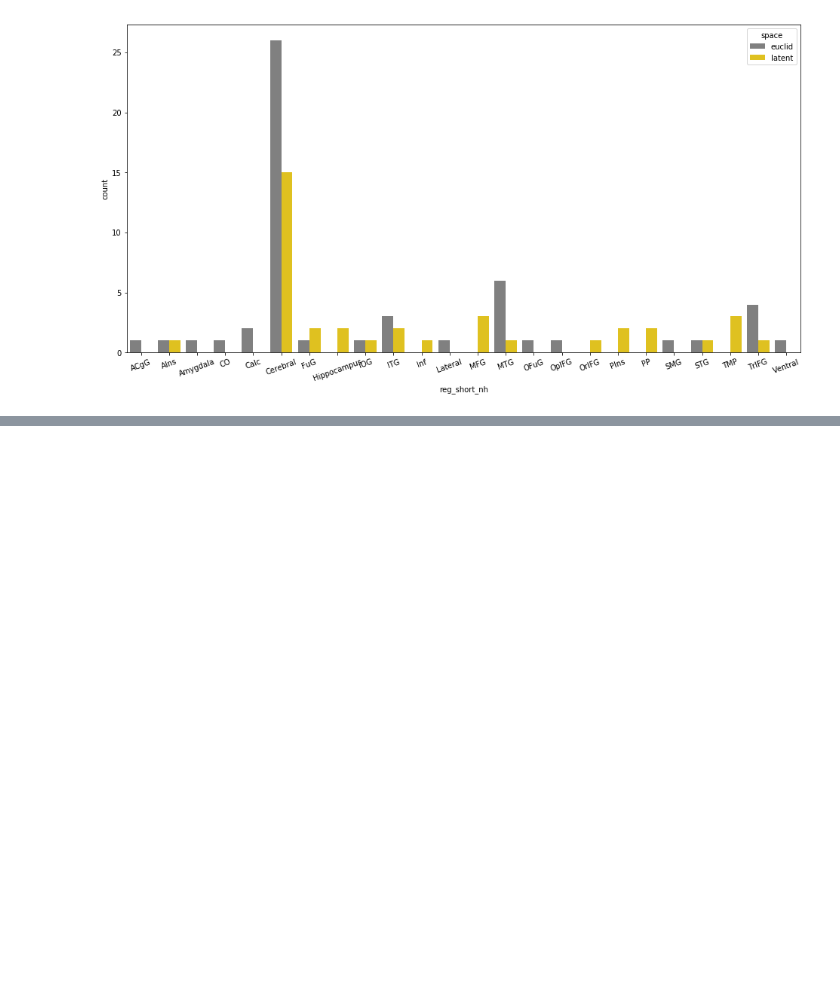
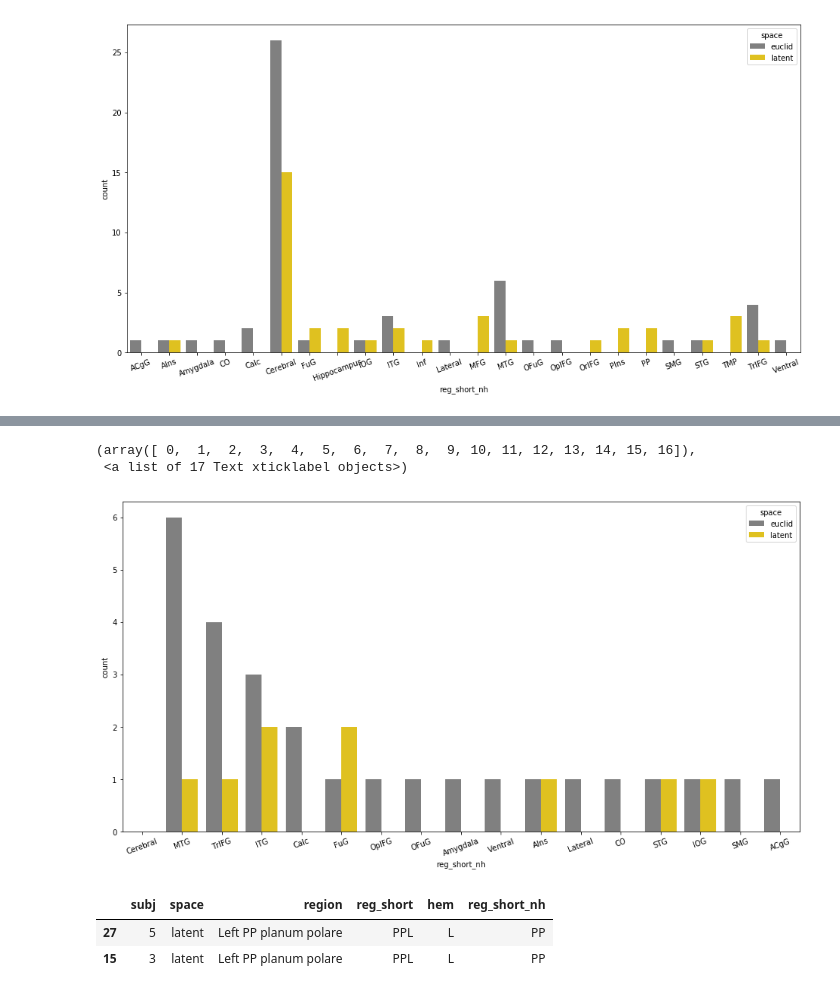
Before and after one commit to jastiso/statistical_learning, a Jupyter notebook: scripts/searchlight.ipynb, the cells around one changed output, grey strips where cells are left out. Cells and saved outputs as stored; diff of their text form; code cells hidden in the pictures; blank space fills up the shorter version.

```diff
--- a/scripts/searchlight.ipynb
+++ b/scripts/searchlight.ipynb
@@ -82,0 +84,15 @@ plt.xticks(rotation=20)
+# %%
+fig = plt.figure(figsize=(16,8))
+sns.countplot(data=reg[reg['reg_short_nh'] != 'Cerebral'], x='reg_short_nh', hue='space', palette = ['grey','gold'],
+             order = reg.loc[reg['space'] == 'euclid','reg_short_nh'].value_counts().index)
+plt.xticks(rotation=20)
+# %% [output]
+(array([ 0,  1,  2,  3,  4,  5,  6,  7,  8,  9, 10, 11, 12, 13, 14, 15, 16]),
+ <a list of 17 Text xticklabel objects>)
+[figure, added]
+# %%
+reg[reg['reg_short_nh'] == 'PP']
+# %% [output]
+|  | subj | space | region | reg_short | hem | reg_short_nh |
+| 27 | 5 | latent | Left PP planum polare | PPL | L | PP |
+| 15 | 3 | latent | Left PP planum polare | PPL | L | PP |
```
Also changed, not shown: parts of 1 cell of this notebook, 4 other files.
